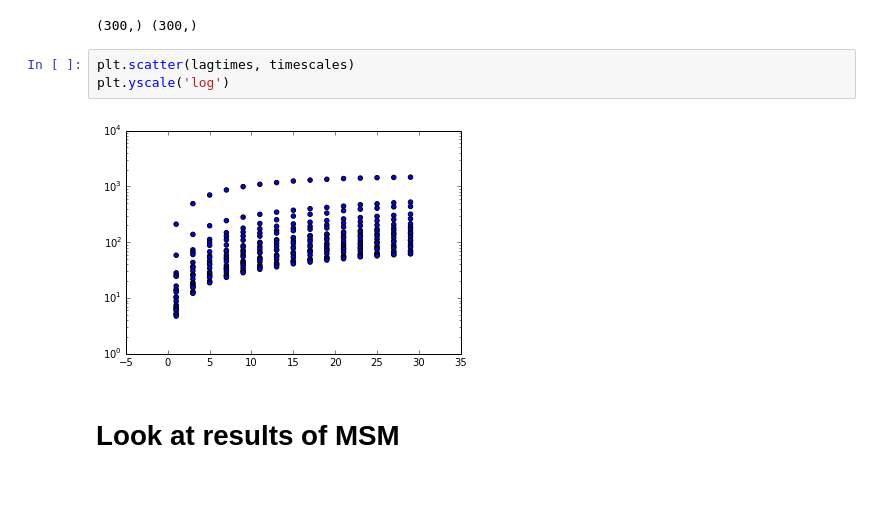
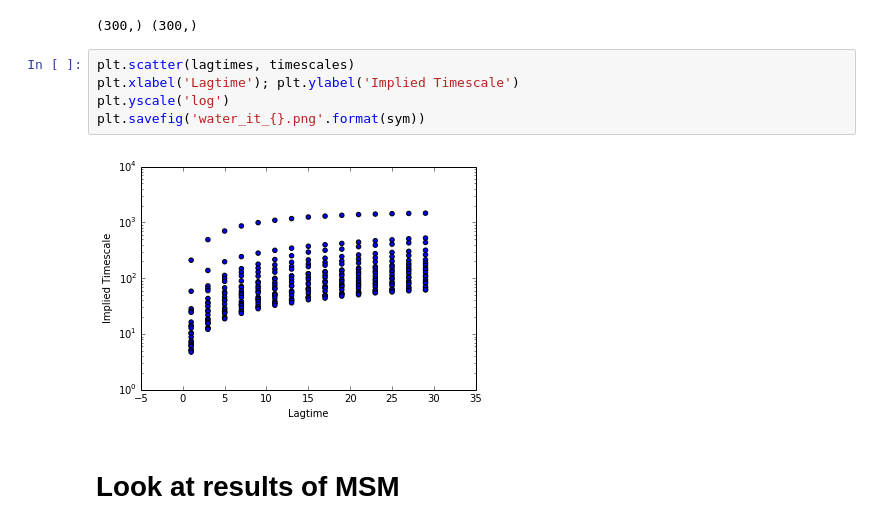
Before and after one commit to mpharrigan/wetmsm, a Jupyter notebook: ipython/bphc_water/3-bphc_tica_msm.ipynb, the cells around one changed output. Saved outputs shown, nothing was run; the diff lists cells and outputs as text; blank space fills up the shorter version.

```diff
--- a/ipython/bphc_water/3-bphc_tica_msm.ipynb
+++ b/ipython/bphc_water/3-bphc_tica_msm.ipynb
@@ -79,9 +79,11 @@ print(timescales.shape, lagtimes.shape)
 (300,) (300,)
 # %%
 plt.scatter(lagtimes, timescales)
+plt.xlabel('Lagtime'); plt.ylabel('Implied Timescale')
 plt.yscale('log')
+plt.savefig('water_it_{}.png'.format(sym))
 # %% [output]
-[figure, old version]
+[figure, new version]
 # %% [markdown]
 # Look at results of MSM
 # %%
```
Also changed, not shown: parts of 18 cells of this notebook.
